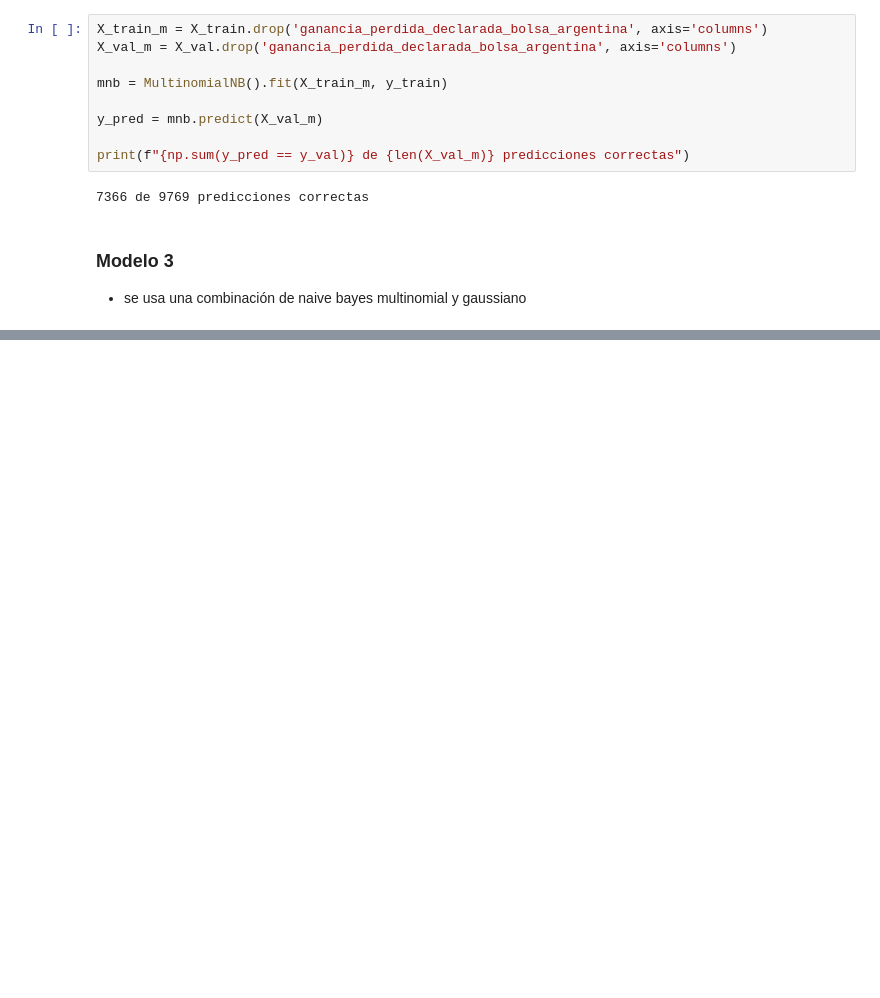
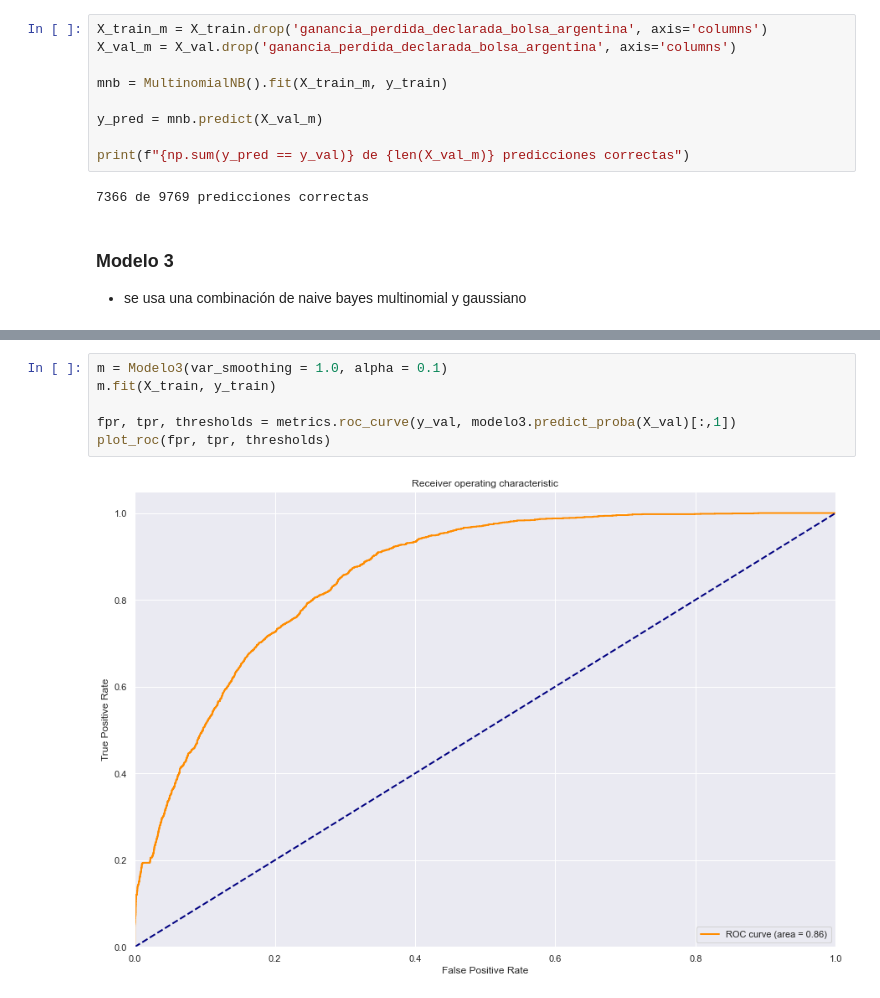
Before and after one commit to TomasArrachea/TP-Organizacion-de-Datos, a Jupyter notebook: parte_2/nb.ipynb, the cells around one changed output, grey strips where cells are left out. Cells and saved outputs as stored; diff of their text form; blank space fills up the shorter version.

```diff
--- a/parte_2/nb.ipynb
+++ b/parte_2/nb.ipynb
@@ -197,0 +248,8 @@ auc_roc_metric(Modelo3(), X_train, y_train)
+# %%
+m = Modelo3(var_smoothing = 1.0, alpha = 0.1)
+m.fit(X_train, y_train)
+
+fpr, tpr, thresholds = metrics.roc_curve(y_val, modelo3.predict_proba(X_val)[:,1])
+plot_roc(fpr, tpr, thresholds)
+# %% [output]
+[figure, added]
```
Also changed, not shown: parts of 13 cells of this notebook, 1 other file.
